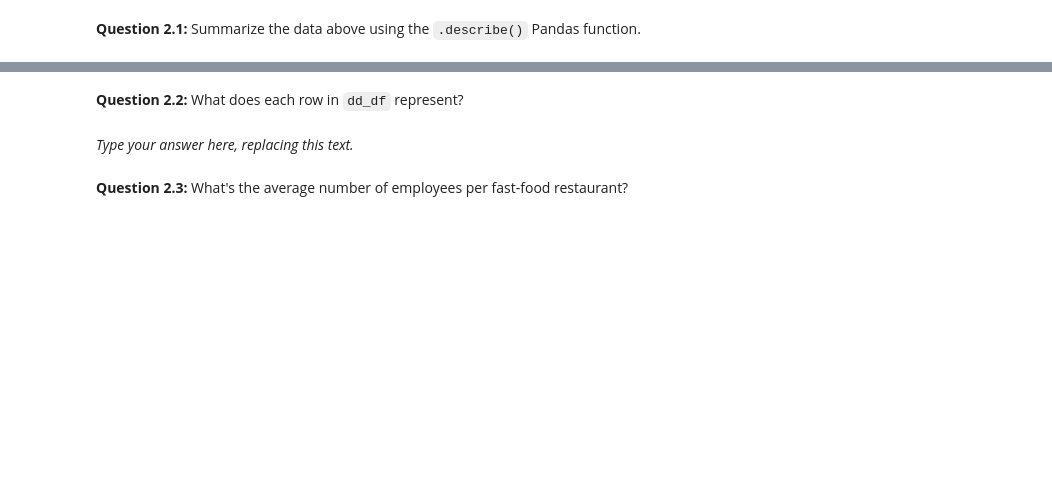
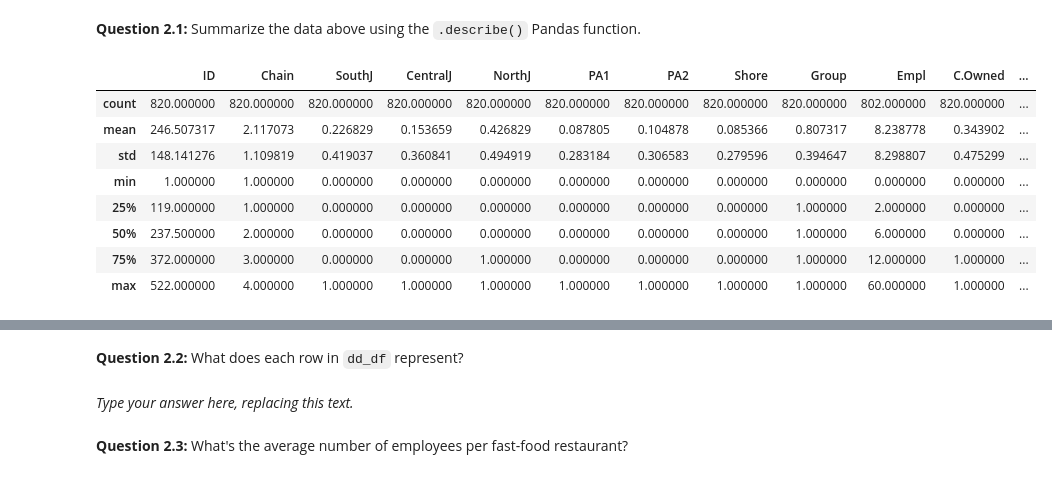
Before and after one commit to johanoelgaard/ECON148, a Jupyter notebook: lab/lab07/lab07.ipynb, the cells around one changed output, grey strips where cells are left out. Saved outputs shown, nothing was run; the diff lists cells and outputs as text; code cells hidden in the pictures; blank space fills up the shorter version.

```diff
--- a/lab/lab07/lab07.ipynb
+++ b/lab/lab07/lab07.ipynb
@@ -79,10 +93,17 @@ dd_df
 # %% [markdown]
 **Question 2.1:** Summarize the data above using the `.describe()` Pandas function.
 # %%
-
-dd_df_summarized = ...
-
-
+dd_df_summarized = dd_df.describe()
 dd_df_summarized
+# %% [output]
+|  | ID | Chain | SouthJ | CentralJ | NorthJ | PA1 | PA2 | Shore | Group | Empl | C.Owned | ... |
+| count | 820.000000 | 820.000000 | 820.000000 | 820.000000 | 820.000000 | 820.000000 | 820.000000 | 820.000000 | 820.000000 | 802.000000 | 820.000000 | ... |
+| mean | 246.507317 | 2.117073 | 0.226829 | 0.153659 | 0.426829 | 0.087805 | 0.104878 | 0.085366 | 0.807317 | 8.238778 | 0.343902 | ... |
+| std | 148.141276 | 1.109819 | 0.419037 | 0.360841 | 0.494919 | 0.283184 | 0.306583 | 0.279596 | 0.394647 | 8.298807 | 0.475299 | ... |
+| min | 1.000000 | 1.000000 | 0.000000 | 0.000000 | 0.000000 | 0.000000 | 0.000000 | 0.000000 | 0.000000 | 0.000000 | 0.000000 | ... |
+| 25% | 119.000000 | 1.000000 | 0.000000 | 0.000000 | 0.000000 | 0.000000 | 0.000000 | 0.000000 | 1.000000 | 2.000000 | 0.000000 | ... |
+| 50% | 237.500000 | 2.000000 | 0.000000 | 0.000000 | 0.000000 | 0.000000 | 0.000000 | 0.000000 | 1.000000 | 6.000000 | 0.000000 | ... |
+| 75% | 372.000000 | 3.000000 | 0.000000 | 0.000000 | 1.000000 | 0.000000 | 0.000000 | 0.000000 | 1.000000 | 12.000000 | 1.000000 | ... |
+| max | 522.000000 | 4.000000 | 1.000000 | 1.000000 | 1.000000 | 1.000000 | 1.000000 | 1.000000 | 1.000000 | 60.000000 | 1.000000 | ... |
 # %%
 grader.check("q2_1")
```
Also changed, not shown: parts of 24 cells of this notebook, 1 other file.
